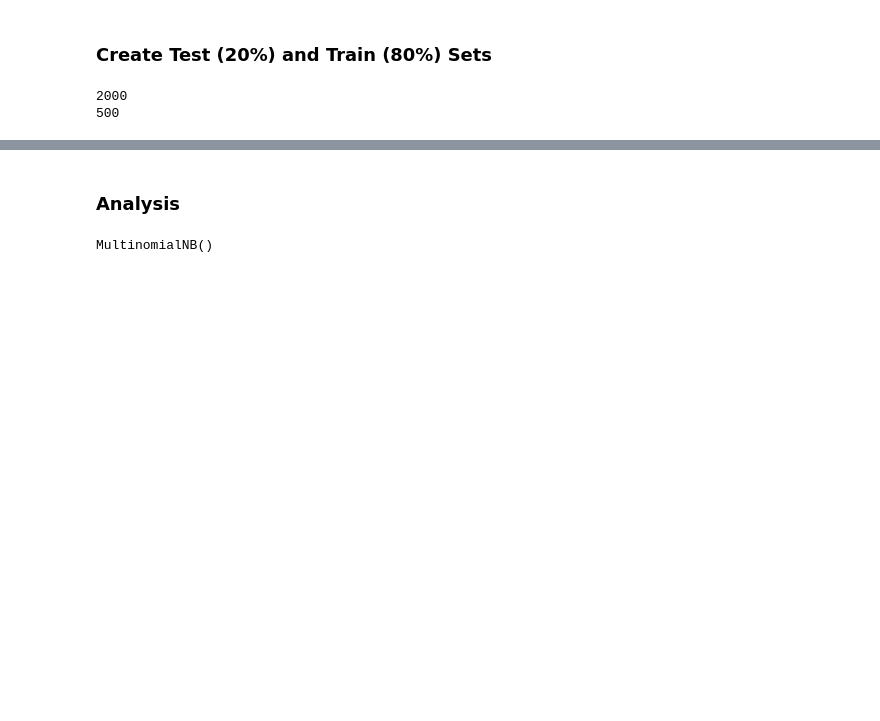
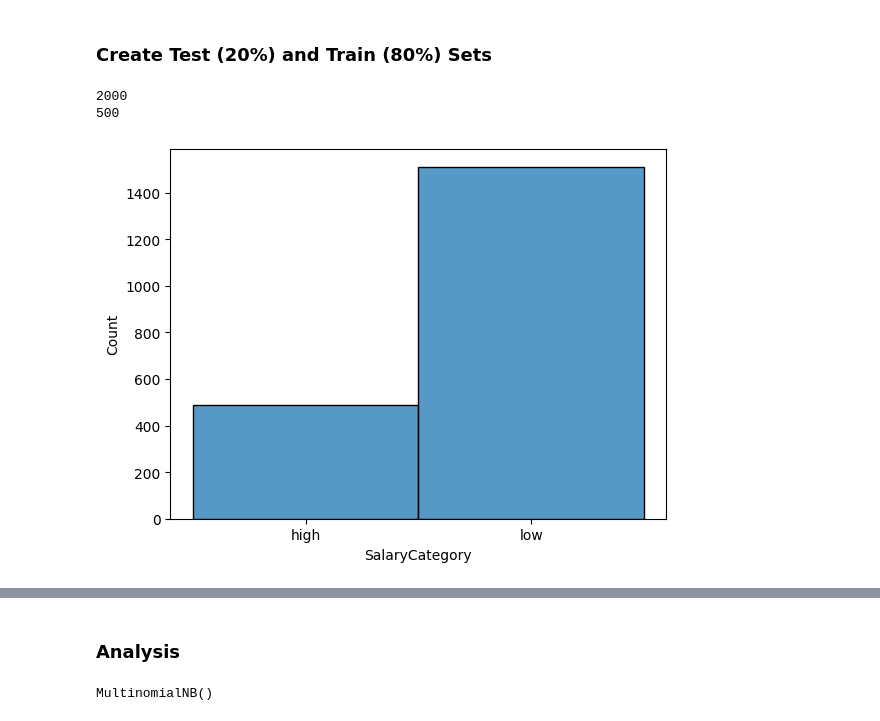
Before and after one commit to SheidaMajidi/JobSalary_Prediction, a Jupyter notebook: SalaryPrediction.ipynb, the cells around one changed output, grey strips where cells are left out. Drawn from its saved outputs; the diff is of its cells as text; code cells hidden in the pictures; blank space fills up the shorter version.

```diff
--- a/SalaryPrediction.ipynb
+++ b/SalaryPrediction.ipynb
@@ -174,3 +175,10 @@ print(len(test_set))
 # %% [output]
 2000
 500
+# %%
+# plot the distribution of the target variable
+
+sns.histplot(x = y_train)
+plt.show()
+# %% [output]
+[figure, added]
```
Also changed, not shown: parts of 27 cells of this notebook.
